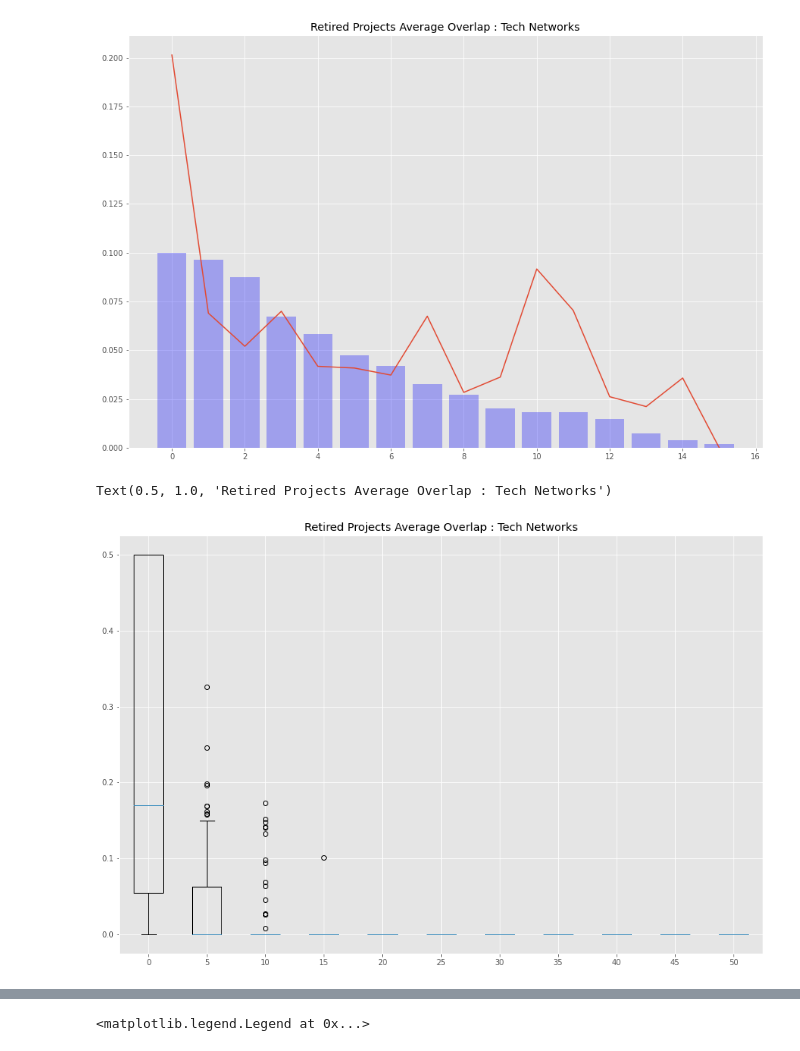
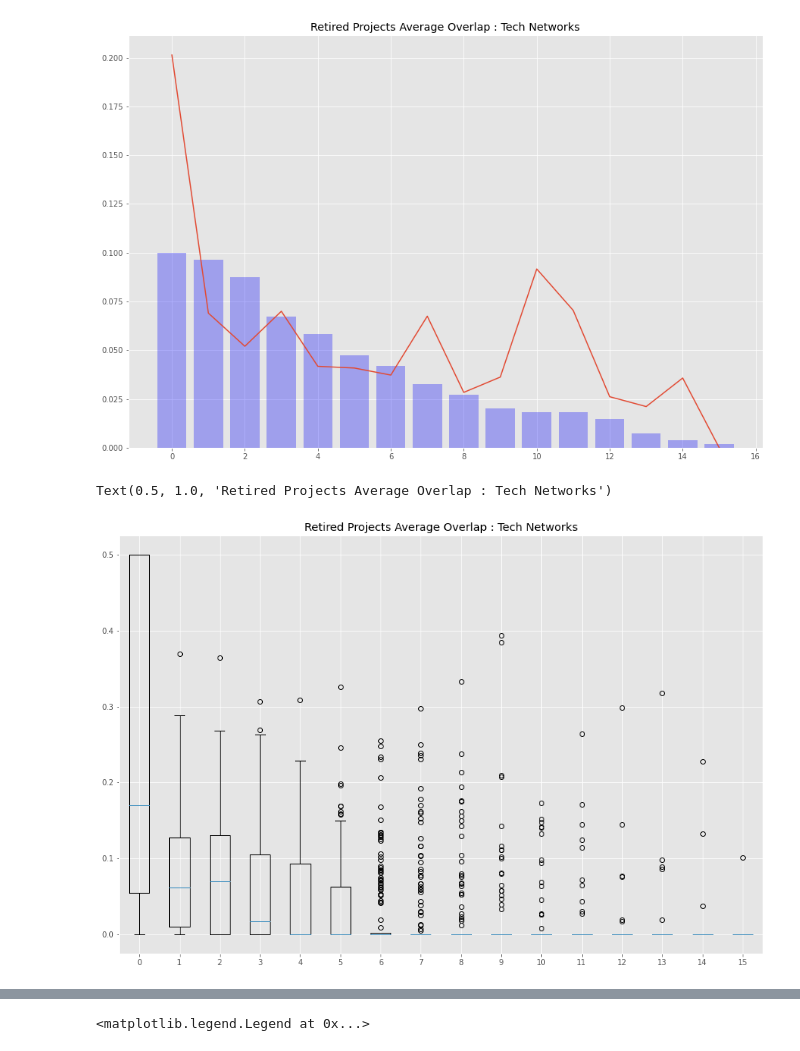
Before and after one commit to zenoWZH/ASFdata_analysis, a Jupyter notebook: network_overlaps3.ipynb, the cells around one changed output, grey strips where cells are left out. Saved outputs shown, nothing was run; the diff lists cells and outputs as text; code cells hidden in the pictures.

Commit message:
add mix network overlaps for 1,2,3 months

```diff
--- a/network_overlaps3.ipynb
+++ b/network_overlaps3.ipynb
@@ -184,7 +171,7 @@ plt.figure(figsize=(15,10))
 #count = count[:20]
 #plt.bar(range(20),np.array(count)/265)
 datas_t = []
-labels_time = [0,5,10,15,20,25,30,35,40,45,50]
+labels_time = [x*1 for x in range(16)]
 for time in labels_time:
     data_thistime = df_social_overlaps.loc[time].values.tolist()
     data_thistime = remove_minus(data_thistime)
@@ -194,4 +181,5 @@ for time in labels_time:
 
 
 plt.boxplot(datas_t, labels=labels_time)
+plt.show()
 # %% [output]
@@ -348,7 +319,7 @@ plt.figure(figsize=(15,10))
 #count = count[:20]
 #plt.bar(range(20),np.array(count)/265)
 datas_t = []
-labels_time = [0,5,10,15,20,25,30,35,40,45,50]
+labels_time = [x*1 for x in range(16)]
 for time in labels_time:
     data_thistime = df_tech_overlaps_graduated.loc[time].values.tolist()
     data_thistime = remove_minus(data_thistime)
@@ -402,7 +372,7 @@ plt.figure(figsize=(15,10))
 #count = count[:20]
 #plt.bar(range(20),np.array(count)/265)
 datas_t = []
-labels_time = [0,5,10,15,20,25,30,35,40,45,50]
+labels_time = [x*1 for x in range(16)]
 for time in labels_time:
     data_thistime = df_social_overlaps_graduated.loc[time].values.tolist()
     data_thistime = remove_minus(data_thistime)
@@ -412,4 +382,5 @@ for time in labels_time:
 
 
 plt.boxplot(datas_t, labels=labels_time)
+plt.show()
 # %% [output]
@@ -433,0 +420,20 @@ plt.boxplot(datas_t, labels=labels_time)
+# %%
+df_mix_overlaps_graduated = df_mix_overlaps[all_graduated]
+
+plt.style.use('ggplot')
+plt.figure(figsize=(15,10))
+
+#count = count[:20]
+#plt.bar(range(20),np.array(count)/265)
+datas_t = []
+labels_time = [x*1 for x in range(16)]
+for time in labels_time:
+    data_thistime = df_mix_overlaps_graduated.loc[time].values.tolist()
+    data_thistime = remove_minus(data_thistime)
+    datas_t.append(data_thistime)
+
+
+
+plt.title("Graduated Projects Average Overlap : Mix Networks")
+plt.boxplot(datas_t, labels=labels_time)
+plt.show()
@@ -521,24 +529,24 @@ plt.bar(x,np.array(count[:i])/len(count)/10, fc='b', alpha=0.3)
 # %%
 df_tech_overlaps_graduated = df_tech_overlaps[all_graduated]
 plt.style.use('ggplot')
 plt.figure(figsize=(15,10))
 
 #count = count[:20]
 #plt.bar(range(20),np.array(count)/265)
 datas_t = []
-labels_time = [0,5,10,15,20,25,30,35,40,45,50]
+labels_time = [x*1 for x in range(16)]
 for time in labels_time:
     data_thistime = df_tech_overlaps_graduated.loc[time].values.tolist()
     data_thistime = remove_minus(data_thistime)
     datas_t.append(data_thistime)
 
 
 
 plt.boxplot(datas_t, labels=labels_time)
 plt.title("Retired Projects Average Overlap : Tech Networks")
 # %% [output]
 Text(0.5, 1.0, 'Retired Projects Average Overlap : Tech Networks')
-[figure, old version]
+[figure, new version]
 # %%
 plt.style.use('ggplot')
 plt.figure(figsize=(15,10))
```
Also changed, not shown: parts of 17 cells of this notebook, 3 other files.
